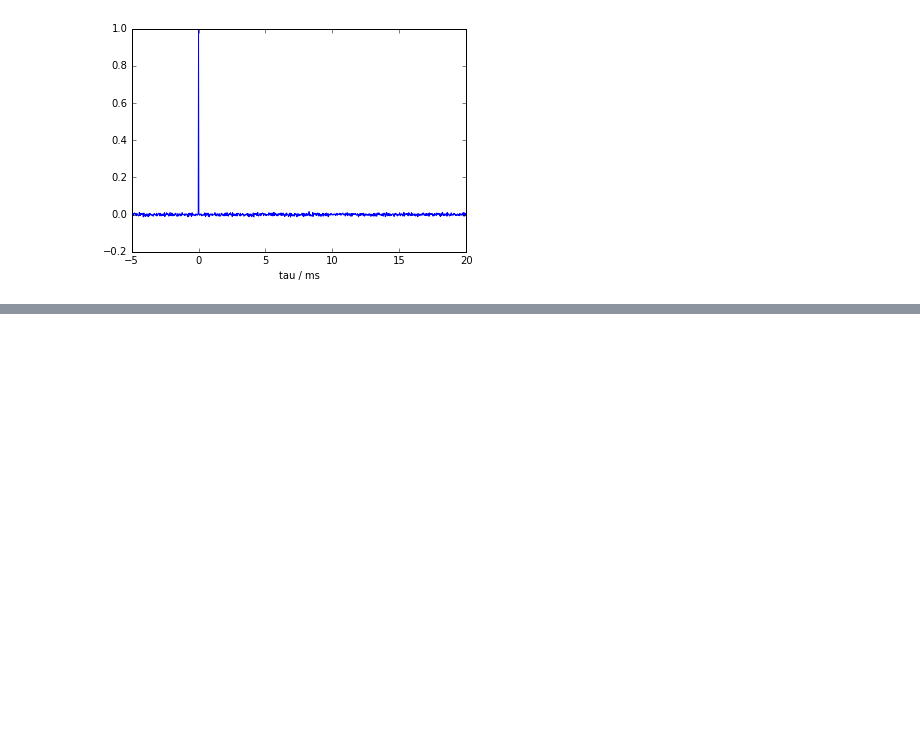
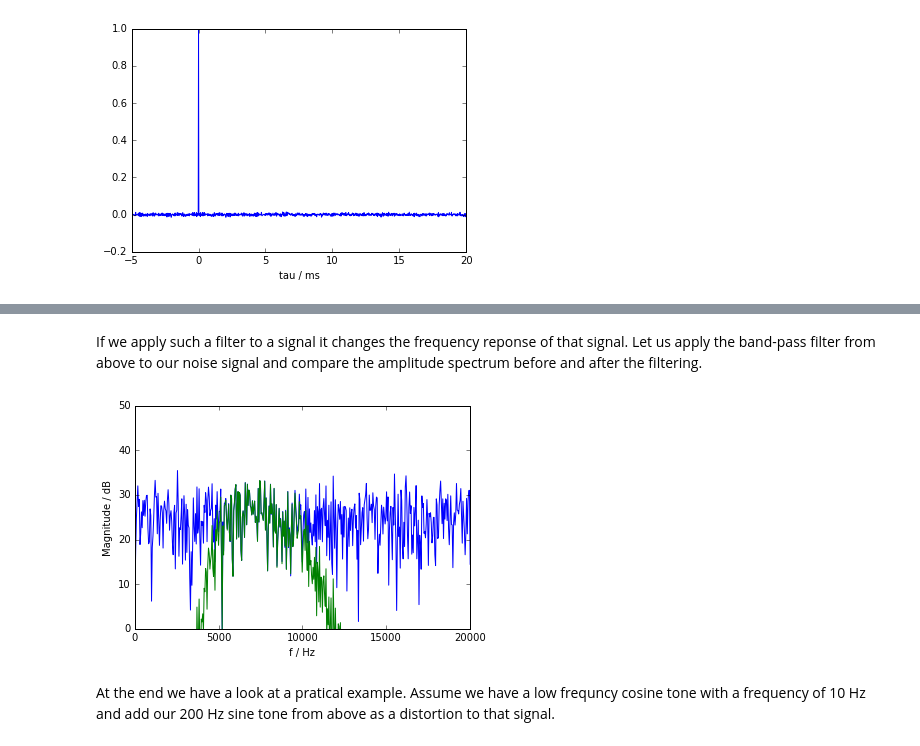
Before and after one commit to hagenw/audiotechnology-examples, a Jupyter notebook: 02_signal_processing.ipynb, the cells around one changed output, grey strips where cells are left out. Drawn from its saved outputs; the diff is of its cells as text; code cells hidden in the pictures; blank space fills up the shorter version.

```diff
--- a/02_signal_processing.ipynb
+++ b/02_signal_processing.ipynb
@@ -206,0 +242,18 @@ plt.xlabel("tau / ms");
+# %% [markdown]
+If we apply such a filter to a signal it changes the frequency reponse of that signal.
+Let us apply the band-pass filter from above to our noise signal and compare the amplitude spectrum before and after the filtering.
+# %%
+b, a = butter_filter('bandpass', [5000, 10000])
+noise_bandpass = signal.lfilter(b, a, noise)
+w, h = signal.freqz(noise)
+plt.plot(w * fs / (2 * np.pi), tools.db(h), 'b-') # blue
+w, h = signal.freqz(noise_bandpass)
+plt.plot(w * fs / (2 * np.pi), tools.db(h), 'g-') # green
+plt.xlim([0, 20000])
+plt.ylim([0, 50])
+plt.xlabel("f / Hz")
+plt.ylabel("Magnitude / dB");
+# %% [output]
+[figure, added]
+# %% [markdown]
+At the end we have a look at a pratical example. Assume we have a low frequncy cosine tone with a frequency of 10 Hz and add our 200 Hz sine tone from above as a distortion to that signal.
```
Also changed, not shown: parts of 16 cells of this notebook.
